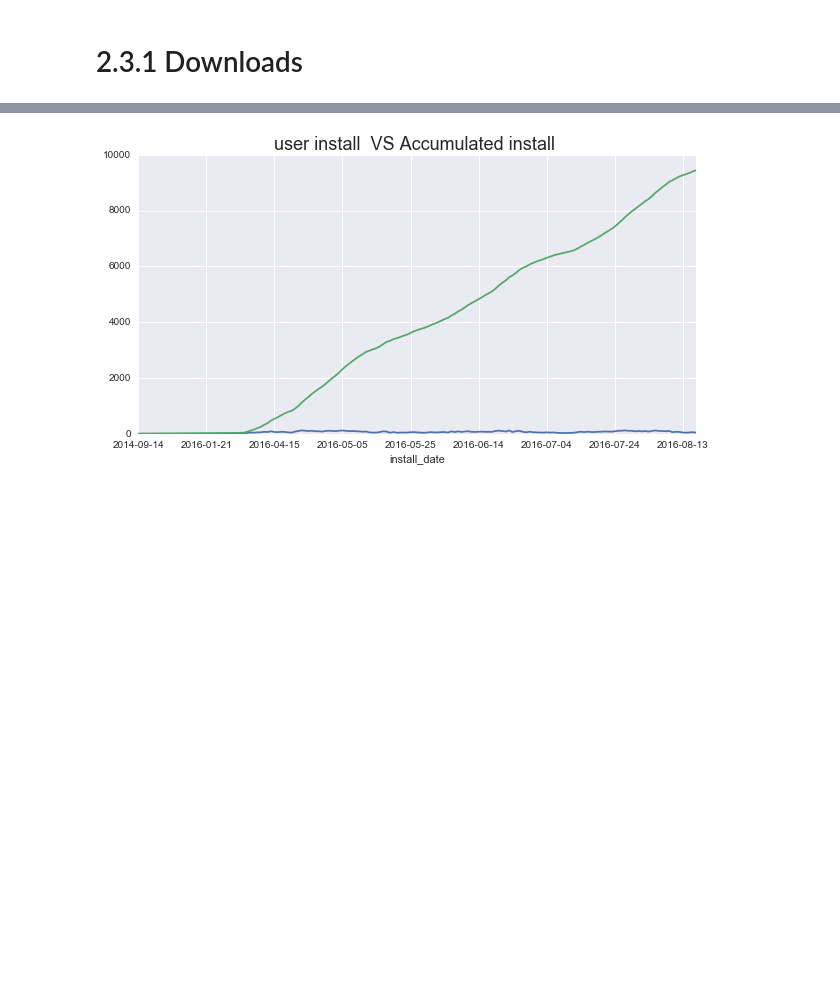
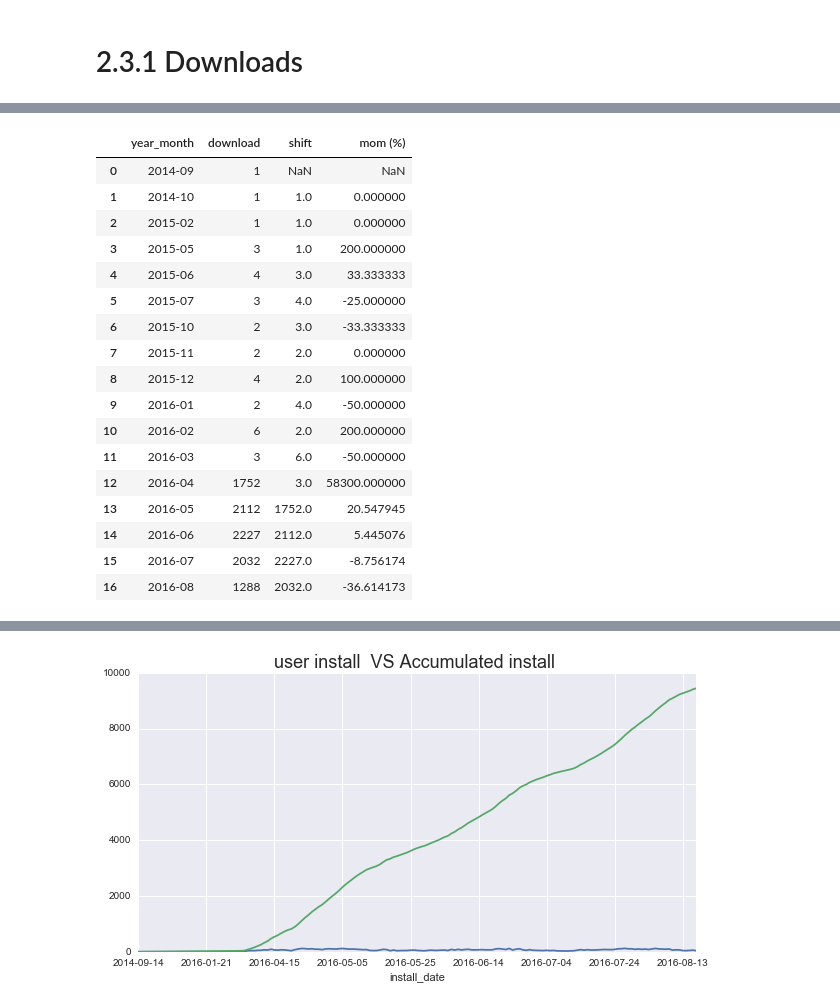
Before and after one commit to yennanliu/analysis, a Jupyter notebook: india/India_trafi.ipynb, the cells around one changed output, grey strips where cells are left out. Saved outputs shown, nothing was run; the diff lists cells and outputs as text; code cells hidden in the pictures; blank space fills up the shorter version.

```diff
--- a/india/India_trafi.ipynb
+++ b/india/India_trafi.ipynb
@@ -148,0 +162,34 @@ len(df_india)
+# %%
+# mom growth
+# change string to timestamp and only get year-month part
+
+df_all['year_month'] = pd.to_datetime(df_all['install_date']).map(lambda x: x.strftime('%Y-%m'))
+
+df_mom = df_all[df_all['country']=='IN'].groupby('year_month').count()['uid'].reset_index()
+df_mom.columns=['year_month','download']
+# %%
+#  via shift method, calculate MOM value
+
+df_mom['shift'] = df_mom['download'].shift(periods=1)
+df_mom['mom (%)'] = ((df_mom['download'] - df_mom['shift'] )/df_mom['shift']) *100
+# %%
+df_mom
+# %% [output]
+|  | year_month | download | shift | mom (%) |
+| 0 | 2014-09 | 1 | NaN | NaN |
+| 1 | 2014-10 | 1 | 1.0 | 0.000000 |
+| 2 | 2015-02 | 1 | 1.0 | 0.000000 |
+| 3 | 2015-05 | 3 | 1.0 | 200.000000 |
+| 4 | 2015-06 | 4 | 3.0 | 33.333333 |
+| 5 | 2015-07 | 3 | 4.0 | -25.000000 |
+| 6 | 2015-10 | 2 | 3.0 | -33.333333 |
+| 7 | 2015-11 | 2 | 2.0 | 0.000000 |
+| 8 | 2015-12 | 4 | 2.0 | 100.000000 |
+| 9 | 2016-01 | 2 | 4.0 | -50.000000 |
+| 10 | 2016-02 | 6 | 2.0 | 200.000000 |
+| 11 | 2016-03 | 3 | 6.0 | -50.000000 |
+| 12 | 2016-04 | 1752 | 3.0 | 58300.000000 |
+| 13 | 2016-05 | 2112 | 1752.0 | 20.547945 |
+| 14 | 2016-06 | 2227 | 2112.0 | 5.445076 |
+| 15 | 2016-07 | 2032 | 2227.0 | -8.756174 |
+| 16 | 2016-08 | 1288 | 2032.0 | -36.614173 |
```
Also changed, not shown: parts of 10 cells of this notebook.
